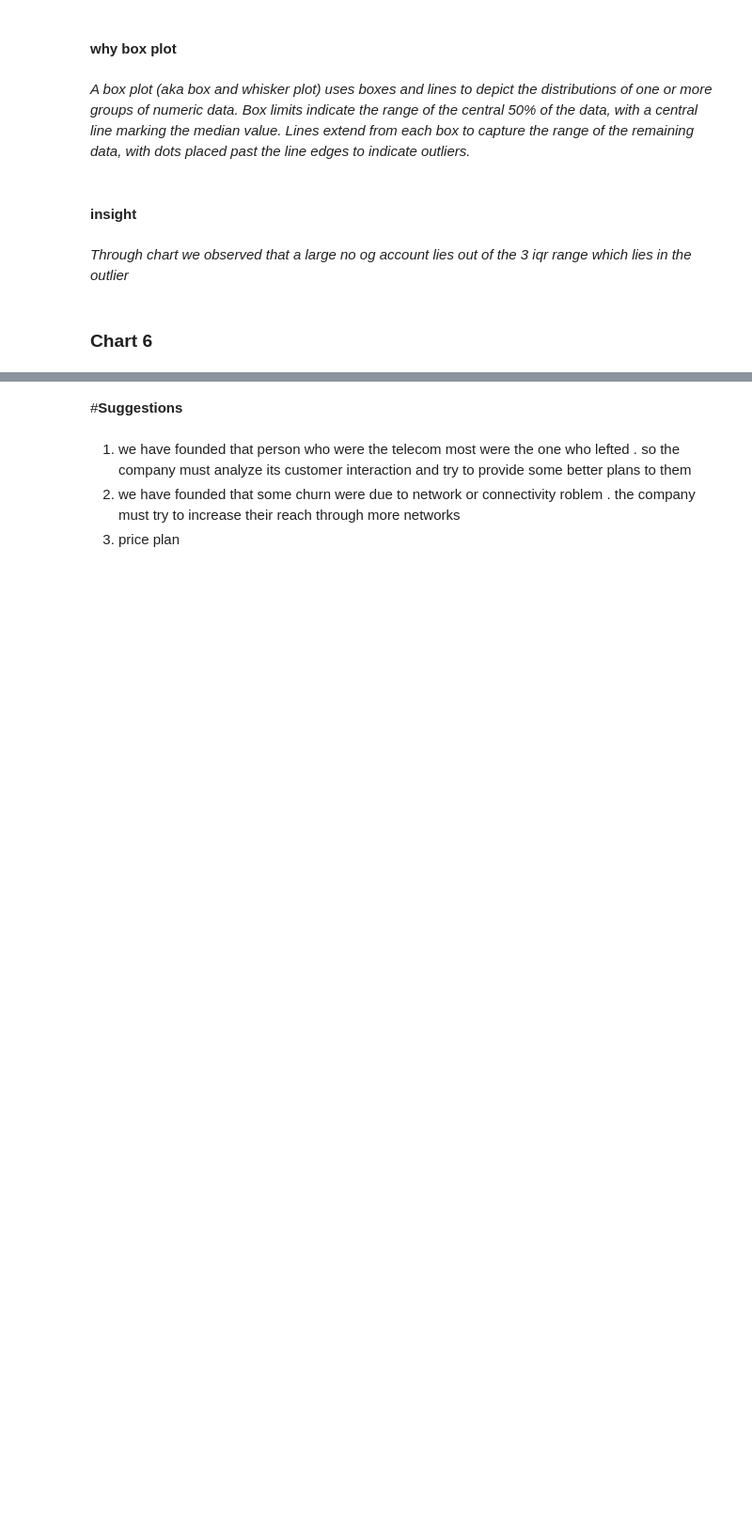
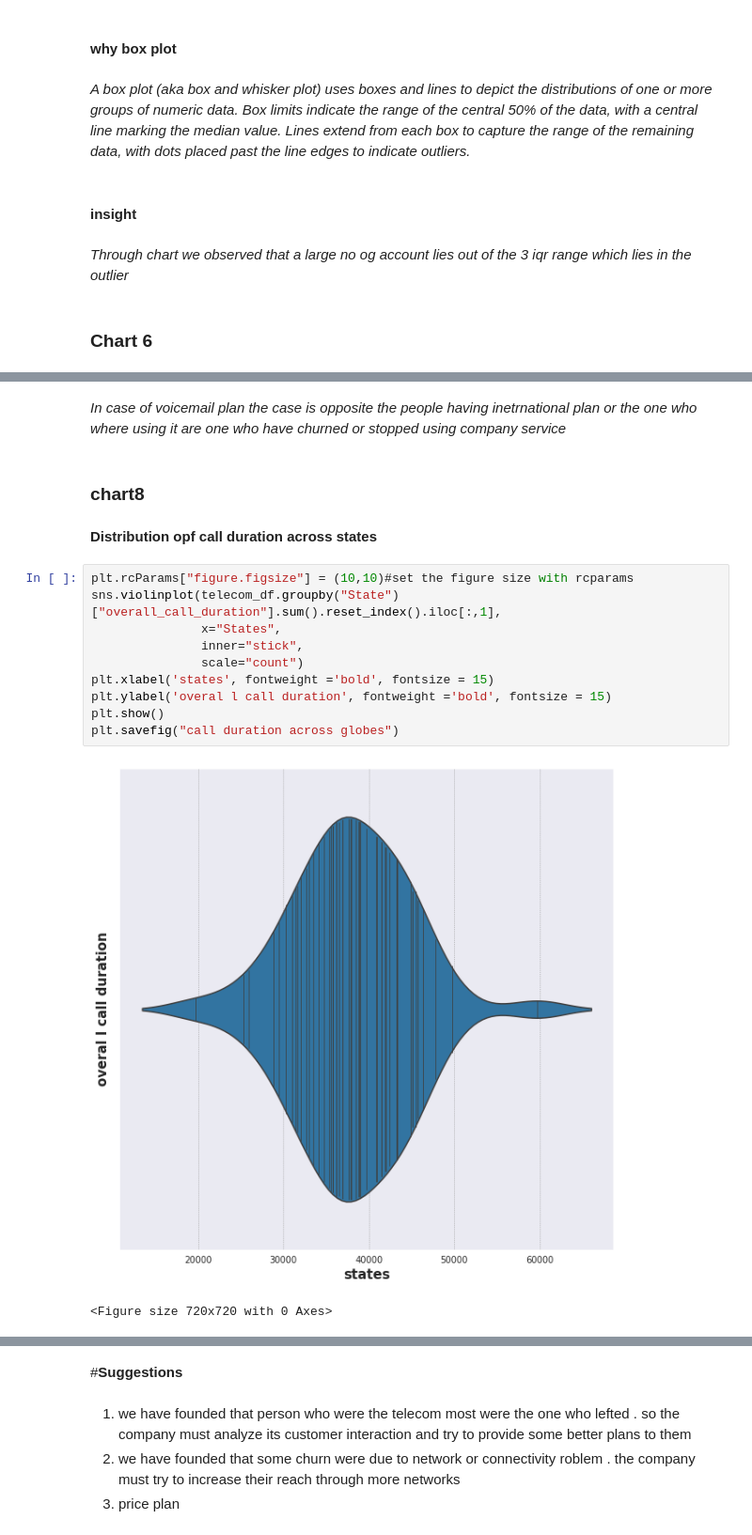
Before and after one commit to surya81/myproject, a Jupyter notebook: Telecom_Churn_Analysis.ipynb, the cells around one changed output, grey strips where cells are left out. Shown at 94% size. Saved outputs shown, nothing was run; the diff lists cells and outputs as text; blank space fills up the shorter version.

```diff
--- a/Telecom_Churn_Analysis.ipynb
+++ b/Telecom_Churn_Analysis.ipynb
@@ -712,0 +741,19 @@ Name: 0, dtype: object
+# %% [markdown]
+*In case of voicemail plan the case is opposite the people having inetrnational plan or the one who where using it are one who have churned or stopped using company service*
+# %% [markdown]
+### **chart8**
+# %% [markdown]
+**Distribution opf call duration across states**
+# %%
+plt.rcParams["figure.figsize"] = (10,10)#set the figure size with rcparams
+sns.violinplot(telecom_df.groupby("State")["overall_call_duration"].sum().reset_index().iloc[:,1],
+               x="States",
+               inner="stick",
+               scale="count")
+plt.xlabel('states', fontweight ='bold', fontsize = 15)
+plt.ylabel('overal l call duration', fontweight ='bold', fontsize = 15)
+plt.show()
+plt.savefig("call duration across globes")
+# %% [output]
+[figure, added]
+<Figure size 720x720 with 0 Axes>
```
Also changed, not shown: parts of 27 cells of this notebook.
